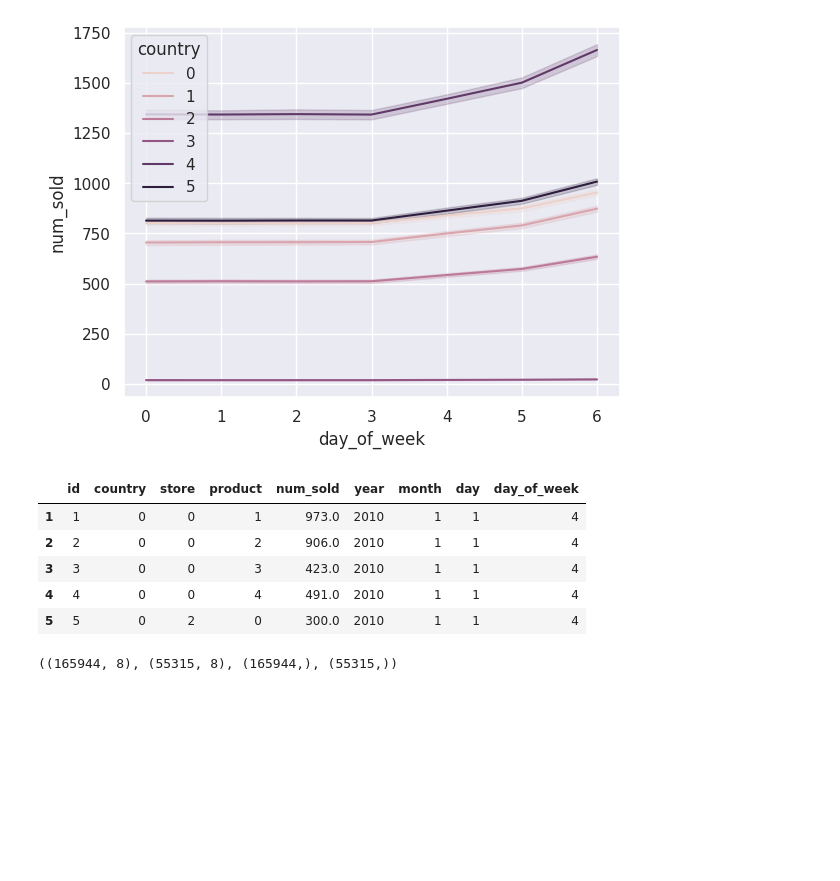
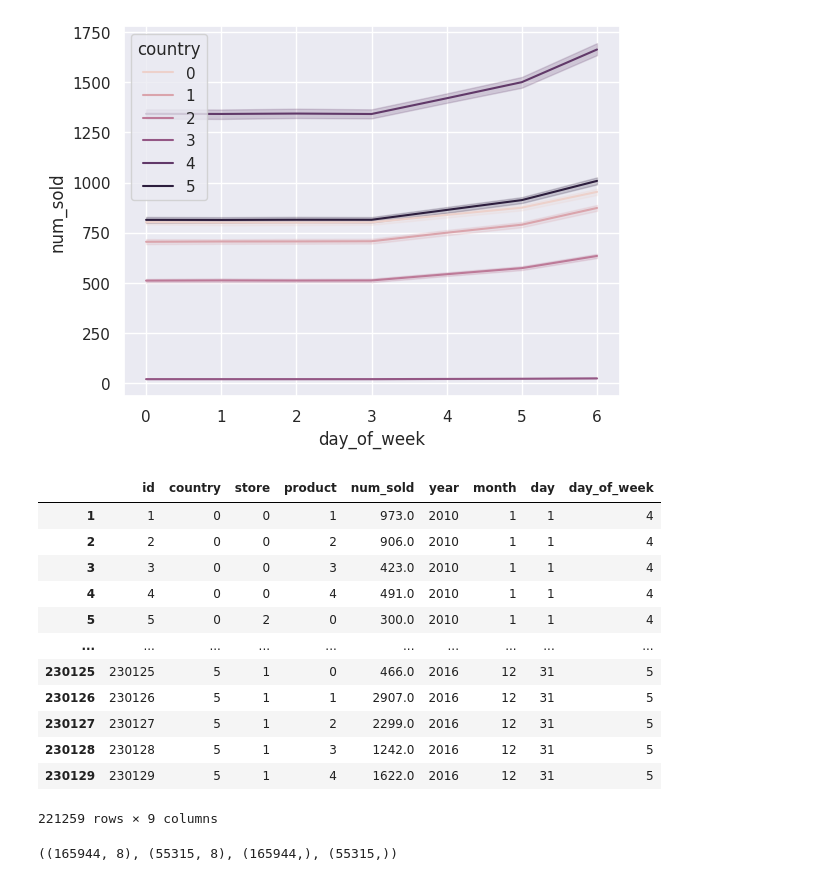
Before and after one commit to pawara101/Kaggle-competitions-by-pawara101, a Jupyter notebook: sticker-forecast-competition/notebookcacc229a9c.ipynb, the cells around one changed output. Drawn from its saved outputs; the diff is of its cells as text; code cells hidden in the pictures; blank space fills up the shorter version.

```diff
--- a/sticker-forecast-competition/notebookcacc229a9c.ipynb
+++ b/sticker-forecast-competition/notebookcacc229a9c.ipynb
@@ -437,11 +351,18 @@ train_preprocess = train_preprocess.dropna()
-# %%
-train_preprocess.head()
-# %% [output]
-|  | id | country | store | product | num_sold | year | month | day | day_of_week |
-| 1 | 1 | 0 | 0 | 1 | 973.0 | 2010 | 1 | 1 | 4 |
-| 2 | 2 | 0 | 0 | 2 | 906.0 | 2010 | 1 | 1 | 4 |
-| 3 | 3 | 0 | 0 | 3 | 423.0 | 2010 | 1 | 1 | 4 |
-| 4 | 4 | 0 | 0 | 4 | 491.0 | 2010 | 1 | 1 | 4 |
-| 5 | 5 | 0 | 2 | 0 | 300.0 | 2010 | 1 | 1 | 4 |
+# %%
+train_preprocessed
+# %% [output]
+|  | id | country | store | product | num_sold | year | month | day | day_of_week |
+| 1 | 1 | 0 | 0 | 1 | 973.0 | 2010 | 1 | 1 | 4 |
+| 2 | 2 | 0 | 0 | 2 | 906.0 | 2010 | 1 | 1 | 4 |
+| 3 | 3 | 0 | 0 | 3 | 423.0 | 2010 | 1 | 1 | 4 |
+| 4 | 4 | 0 | 0 | 4 | 491.0 | 2010 | 1 | 1 | 4 |
+| 5 | 5 | 0 | 2 | 0 | 300.0 | 2010 | 1 | 1 | 4 |
+| ... | ... | ... | ... | ... | ... | ... | ... | ... | ... |
+| 230125 | 230125 | 5 | 1 | 0 | 466.0 | 2016 | 12 | 31 | 5 |
+| 230126 | 230126 | 5 | 1 | 1 | 2907.0 | 2016 | 12 | 31 | 5 |
+| 230127 | 230127 | 5 | 1 | 2 | 2299.0 | 2016 | 12 | 31 | 5 |
+| 230128 | 230128 | 5 | 1 | 3 | 1242.0 | 2016 | 12 | 31 | 5 |
+| 230129 | 230129 | 5 | 1 | 4 | 1622.0 | 2016 | 12 | 31 | 5 |
+221259 rows × 9 columns
 # %%
 from sklearn.model_selection import train_test_split
```
Also changed, not shown: parts of 29 cells of this notebook.
